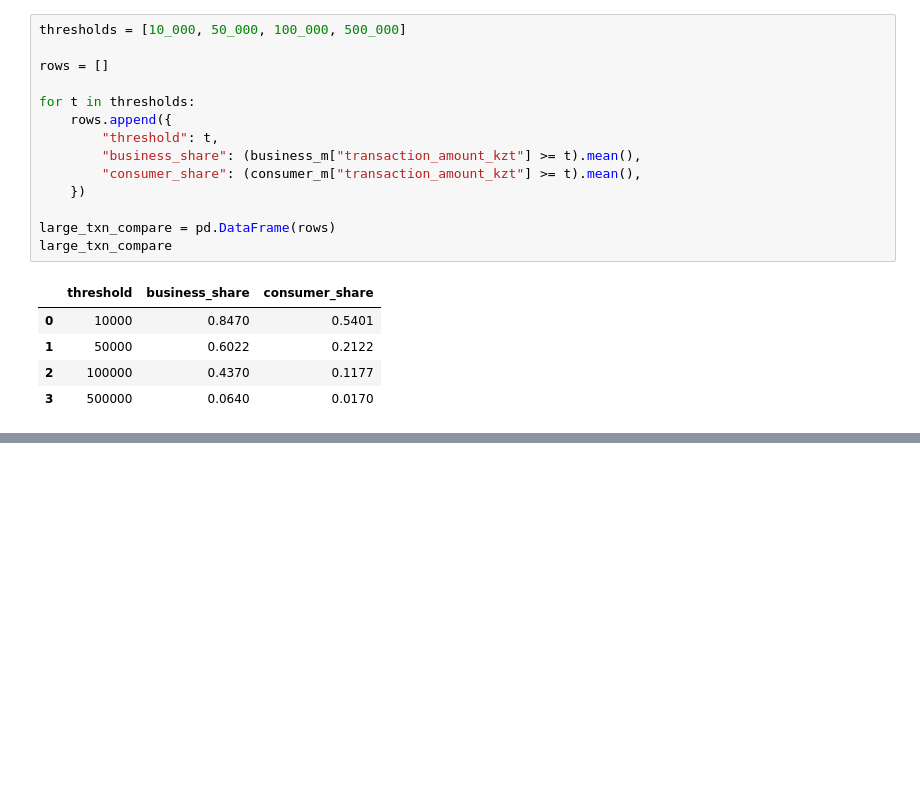
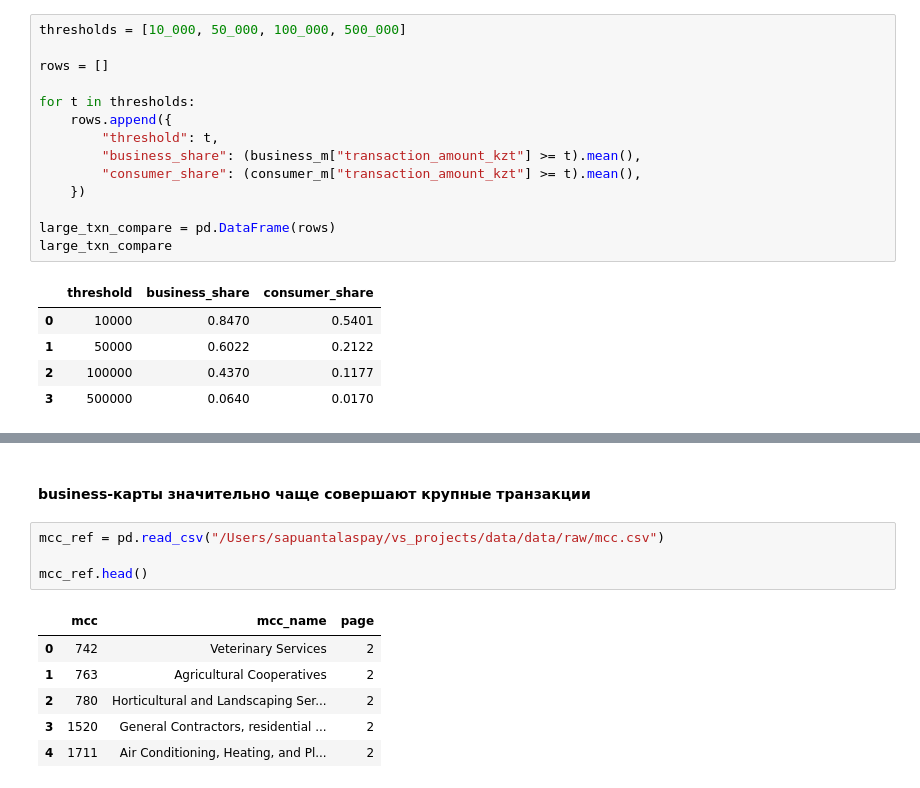
Before and after one commit to tsapuanq/MDQ, a Jupyter notebook: notebooks/eda.ipynb, the cells around one changed output, grey strips where cells are left out. Drawn from its saved outputs; the diff is of its cells as text; blank space fills up the shorter version.

```diff
--- a/notebooks/eda.ipynb
+++ b/notebooks/eda.ipynb
@@ -772,0 +775,13 @@ mcc_compare.sort_values("diff_pp", ascending=False).head(20)
+# %% [markdown]
+#### business-карты значительно чаще совершают крупные транзакции
+# %%
+mcc_ref = pd.read_csv("/Users/sapuantalaspay/vs_projects/data/data/raw/mcc.csv")
+
+mcc_ref.head()
+# %% [output]
+|  | mcc | mcc_name | page |
+| 0 | 742 | Veterinary Services | 2 |
+| 1 | 763 | Agricultural Cooperatives | 2 |
+| 2 | 780 | Horticultural and Landscaping Ser... | 2 |
+| 3 | 1520 | General Contractors, residential ... | 2 |
+| 4 | 1711 | Air Conditioning, Heating, and Pl... | 2 |
```
Also changed, not shown: parts of 20 cells of this notebook, 2 other files.
